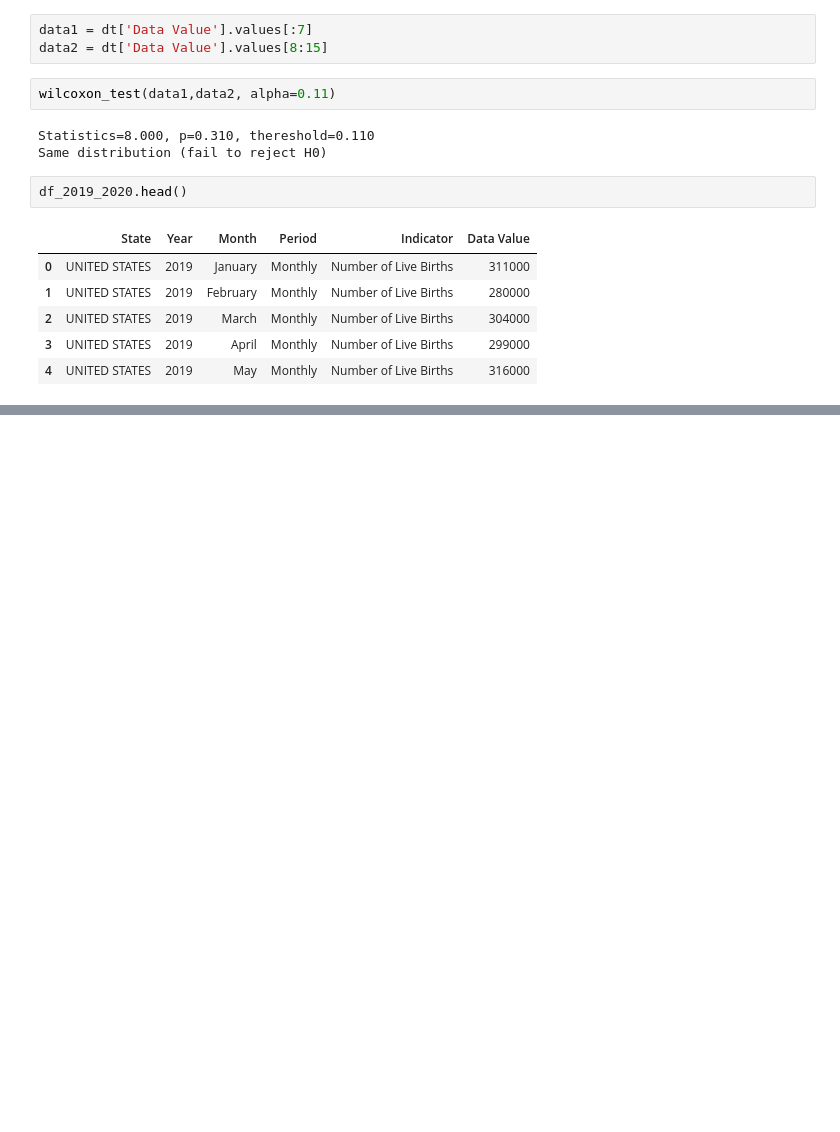
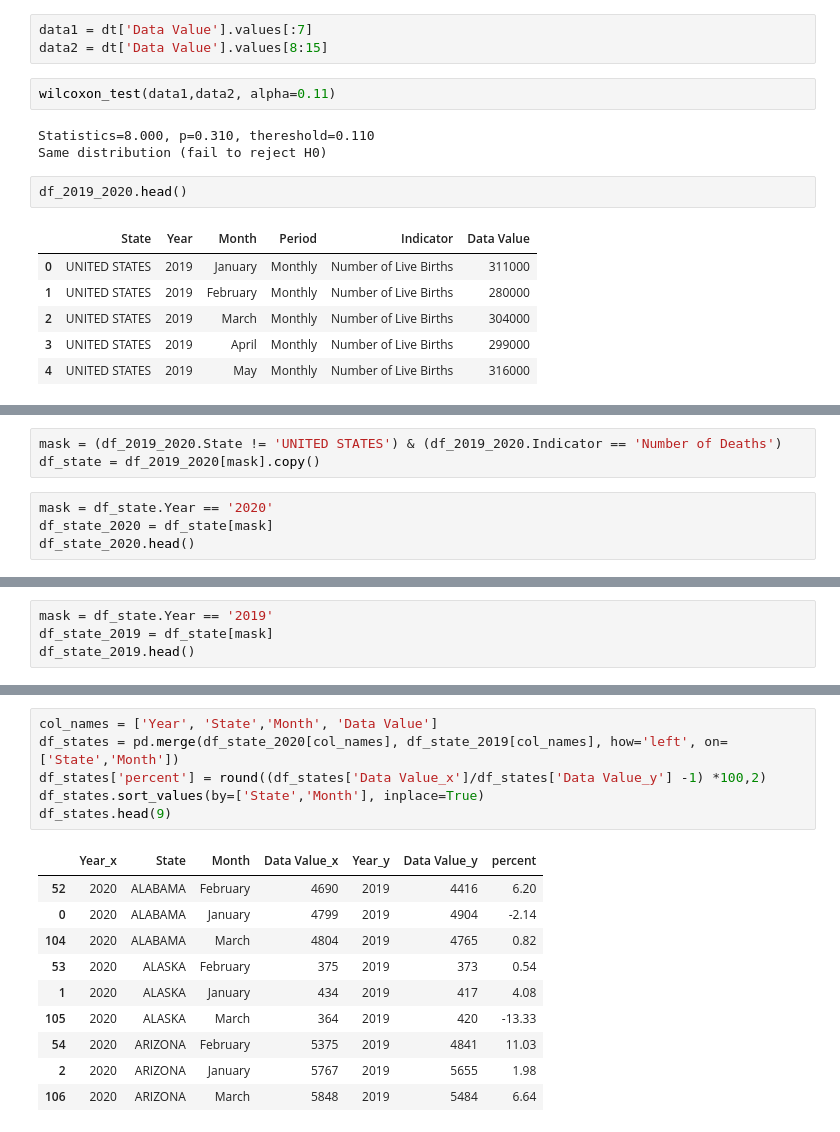
Before and after one commit to Shugarev/analyzer_prediction, a Jupyter notebook: nonparametric_and_correlation_tests/wilcoxon.ipynb, the cells around one changed output, grey strips where cells are left out. Drawn from its saved outputs; the diff is of its cells as text; blank space fills up the shorter version.

```diff
--- a/nonparametric_and_correlation_tests/wilcoxon.ipynb
+++ b/nonparametric_and_correlation_tests/wilcoxon.ipynb
@@ -241,0 +223,7 @@ df_cov_2020.head(20)
+# %%
+mask = (df_2019_2020.State != 'UNITED STATES') & (df_2019_2020.Indicator == 'Number of Deaths')
+df_state = df_2019_2020[mask].copy()
+# %%
+mask = df_state.Year == '2020'
+df_state_2020 = df_state[mask]
+df_state_2020.head()
@@ -241,0 +237,4 @@ df_cov_2020.head(20)
+# %%
+mask = df_state.Year == '2019'
+df_state_2019 = df_state[mask]
+df_state_2019.head()
@@ -241,0 +248,17 @@ df_cov_2020.head(20)
+# %%
+col_names = ['Year', 'State','Month', 'Data Value']
+df_states = pd.merge(df_state_2020[col_names], df_state_2019[col_names], how='left', on=['State','Month'])
+df_states['percent'] = round((df_states['Data Value_x']/df_states['Data Value_y'] -1) *100,2)
+df_states.sort_values(by=['State','Month'], inplace=True)
+df_states.head(9)
+# %% [output]
+|  | Year_x | State | Month | Data Value_x | Year_y | Data Value_y | percent |
+| 52 | 2020 | ALABAMA | February | 4690 | 2019 | 4416 | 6.20 |
+| 0 | 2020 | ALABAMA | January | 4799 | 2019 | 4904 | -2.14 |
+| 104 | 2020 | ALABAMA | March | 4804 | 2019 | 4765 | 0.82 |
+| 53 | 2020 | ALASKA | February | 375 | 2019 | 373 | 0.54 |
+| 1 | 2020 | ALASKA | January | 434 | 2019 | 417 | 4.08 |
+| 105 | 2020 | ALASKA | March | 364 | 2019 | 420 | -13.33 |
+| 54 | 2020 | ARIZONA | February | 5375 | 2019 | 4841 | 11.03 |
+| 2 | 2020 | ARIZONA | January | 5767 | 2019 | 5655 | 1.98 |
+| 106 | 2020 | ARIZONA | March | 5848 | 2019 | 5484 | 6.64 |
```
Also changed, not shown: parts of 35 cells of this notebook.
